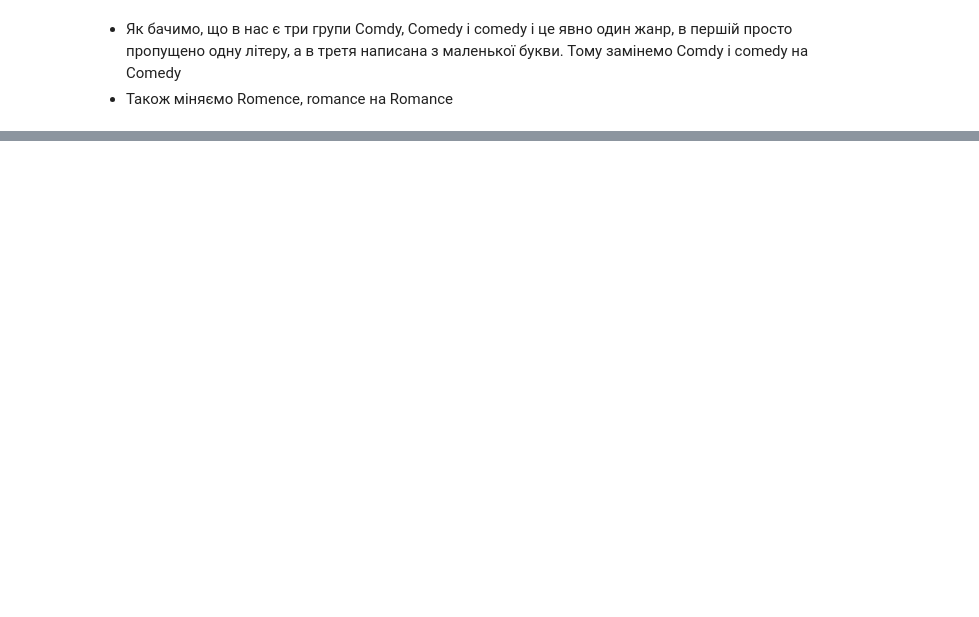
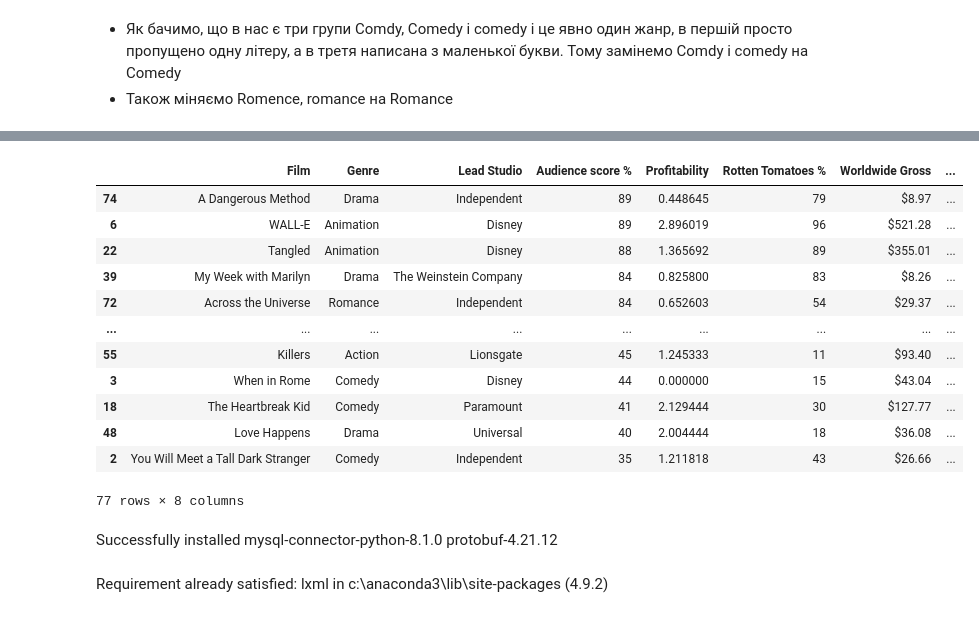
Before and after one commit to LiliiaGapon/Homework, a Jupyter notebook: Hw_6.ipynb, the cells around one changed output, grey strips where cells are left out. Drawn from its saved outputs; the diff is of its cells as text; code cells hidden in the pictures; blank space fills up the shorter version.

```diff
--- a/Hw_6.ipynb
+++ b/Hw_6.ipynb
@@ -129,4 +130,4 @@ genre_df
 - Також міняємо Romence, romance на Romance
 # %%
 #використаємо функцію replace()
-#df = df.replace(to_replace = 'Comdy' , value = 'Comedy')
+df = df.replace({'Genre':{'Comdy':'Comedy','comedy':'Comedy', 'Romence':'Romance', 'romance':'Romance'}})
@@ -152,0 +146,18 @@ df
+# %%
+#Зберегти (в новий файл csv) 10 найкращих комедій по кількості глядачів; показати лише назву фільма, рік і студію
+best_comedy = df.sort_values('Audience score %', ascending=False)
+best_comedy
+# %% [output]
+|  | Film | Genre | Lead Studio | Audience score % | Profitability | Rotten Tomatoes % | Worldwide Gross | ... |
+| 74 | A Dangerous Method | Drama | Independent | 89 | 0.448645 | 79 | $8.97 | ... |
+| 6 | WALL-E | Animation | Disney | 89 | 2.896019 | 96 | $521.28 | ... |
+| 22 | Tangled | Animation | Disney | 88 | 1.365692 | 89 | $355.01 | ... |
+| 39 | My Week with Marilyn | Drama | The Weinstein Company | 84 | 0.825800 | 83 | $8.26 | ... |
+| 72 | Across the Universe | Romance | Independent | 84 | 0.652603 | 54 | $29.37 | ... |
+| ... | ... | ... | ... | ... | ... | ... | ... | ... |
+| 55 | Killers | Action | Lionsgate | 45 | 1.245333 | 11 | $93.40 | ... |
+| 3 | When in Rome | Comedy | Disney | 44 | 0.000000 | 15 | $43.04 | ... |
+| 18 | The Heartbreak Kid | Comedy | Paramount | 41 | 2.129444 | 30 | $127.77 | ... |
+| 48 | Love Happens | Drama | Universal | 40 | 2.004444 | 18 | $36.08 | ... |
+| 2 | You Will Meet a Tall Dark Stranger | Comedy | Independent | 35 | 1.211818 | 43 | $26.66 | ... |
+77 rows × 8 columns
@@ -152,0 +166,4 @@ df
+# %% [markdown]
+Successfully installed mysql-connector-python-8.1.0 protobuf-4.21.12
+# %% [markdown]
+Requirement already satisfied: lxml in c:\anaconda3\lib\site-packages (4.9.2)
```
Also changed, not shown: parts of 4 cells of this notebook.
